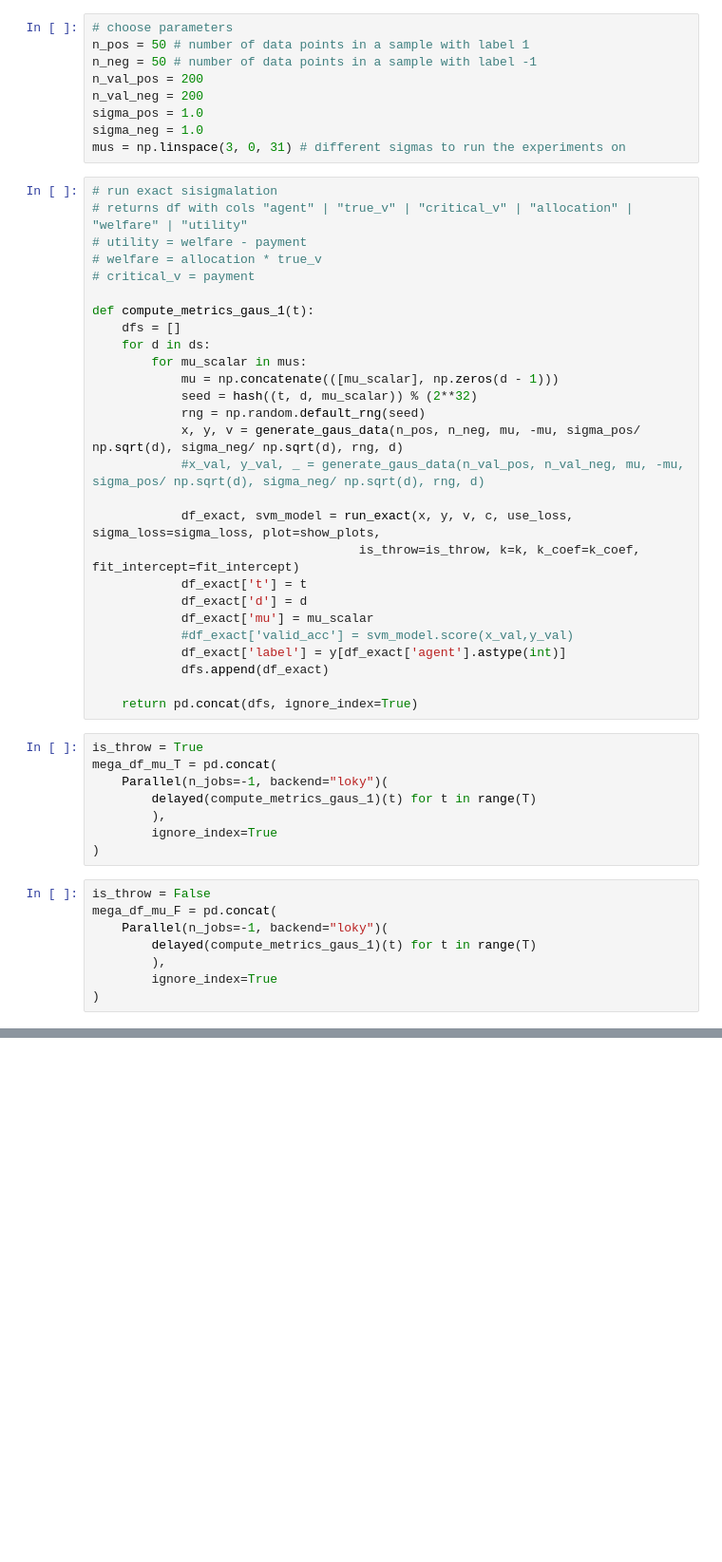
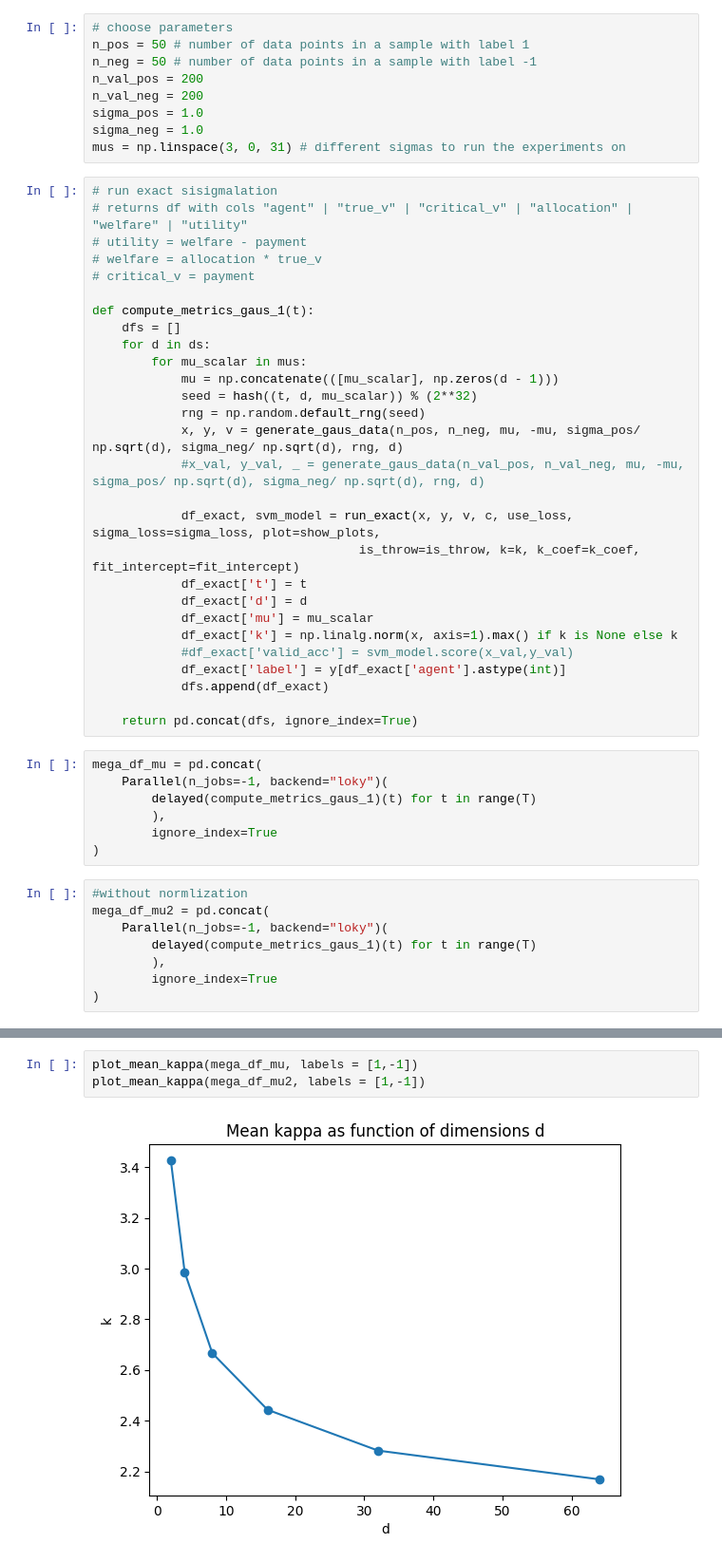
Before and after one commit to BML-Technion/accuracy_auctions, a Jupyter notebook: vary_acc.ipynb, the cells around one changed output, grey strips where cells are left out. Shown at 95% size. Drawn from its saved outputs; the diff is of its cells as text; blank space fills up the shorter version.

```diff
--- a/vary_acc.ipynb
+++ b/vary_acc.ipynb
@@ -73,22 +73,22 @@ def compute_metrics_gaus_1(t):
             df_exact['t'] = t
             df_exact['d'] = d
             df_exact['mu'] = mu_scalar
+            df_exact['k'] = np.linalg.norm(x, axis=1).max() if k is None else k
             #df_exact['valid_acc'] = svm_model.score(x_val,y_val)
             df_exact['label'] = y[df_exact['agent'].astype(int)]
             dfs.append(df_exact)
 
     return pd.concat(dfs, ignore_index=True)
 # %%
-is_throw = True
-mega_df_mu_T = pd.concat(
+mega_df_mu = pd.concat(
     Parallel(n_jobs=-1, backend="loky")(
         delayed(compute_metrics_gaus_1)(t) for t in range(T)
         ),
         ignore_index=True
 )
 # %%
-is_throw = False
-mega_df_mu_F = pd.concat(
+#without normlization
+mega_df_mu2 = pd.concat(
     Parallel(n_jobs=-1, backend="loky")(
         delayed(compute_metrics_gaus_1)(t) for t in range(T)
         ),
@@ -138,0 +97,5 @@ merged_df = pd.merge(
+# %%
+plot_mean_kappa(mega_df_mu, labels = [1,-1])
+plot_mean_kappa(mega_df_mu2, labels = [1,-1])
+# %% [output]
+[figure, added]
```
Also changed, not shown: parts of 15 cells of this notebook, 7 other files.
